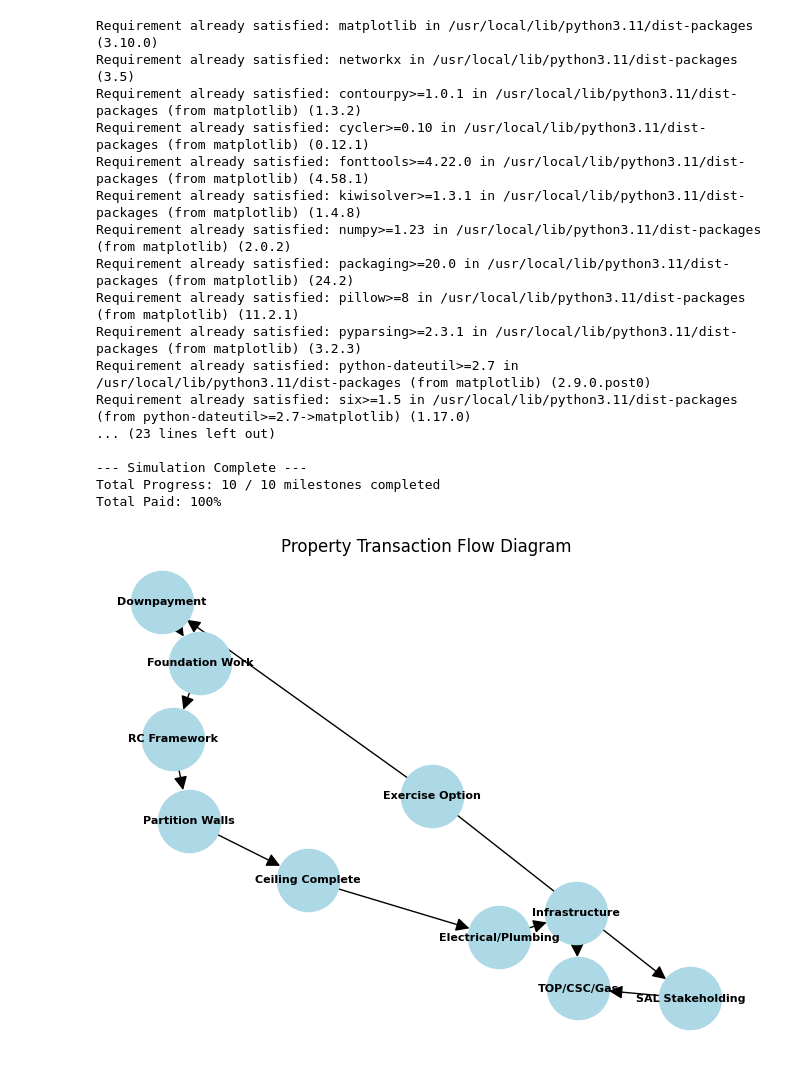
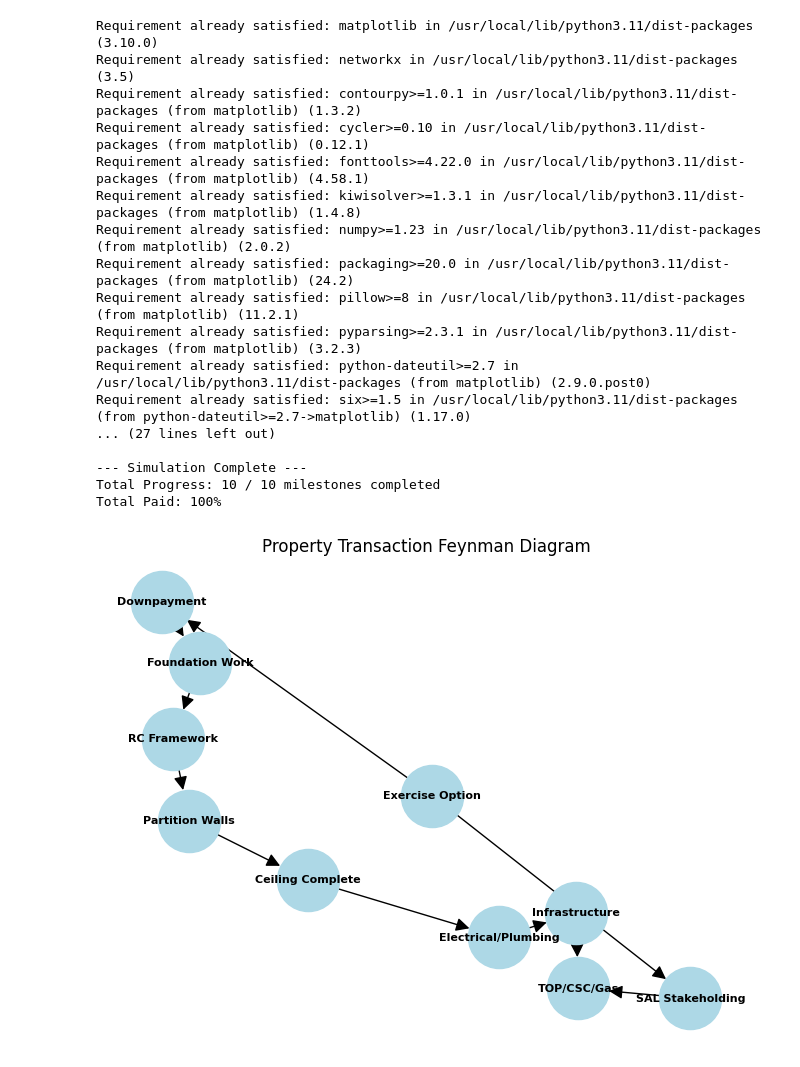
Before and after one commit to Alan-Cheong/IEEE_QW_2020, a Jupyter notebook: Feynman_Diagram_Property_Purchase_Payment_Schedule.ipynb, the cells around one changed output. Drawn from its saved outputs; the diff is of its cells as text; code cells hidden in the pictures.

```diff
--- a/Feynman_Diagram_Property_Purchase_Payment_Schedule.ipynb
+++ b/Feynman_Diagram_Property_Purchase_Payment_Schedule.ipynb
@@ -69,33 +69,33 @@ print(f"Total Paid: {total_paid}%")
 G = nx.DiGraph()
 
 # Add nodes and edges
 for i, step in enumerate(steps):
     G.add_node(i, label=step["name"])
     for dep in step.get("depends_on", []):
         G.add_edge(dep, i)
 
 # Draw graph
 pos = nx.spring_layout(G, seed=42)
 labels = {i: step["name"] for i, step in enumerate(steps)}
 nx.draw(G, pos, with_labels=True, labels=labels, node_size=2000, node_color="lightblue", font_size=8, font_weight='bold', arrowsize=20)
-plt.title("Property Transaction Flow Diagram")
+plt.title("Property Transaction Feynman Diagram")
 plt.show()
 # %% [output]
 Requirement already satisfied: matplotlib in /usr/local/lib/python3.11/dist-packages (3.10.0)
 Requirement already satisfied: networkx in /usr/local/lib/python3.11/dist-packages (3.5)
 Requirement already satisfied: contourpy>=1.0.1 in /usr/local/lib/python3.11/dist-packages (from matplotlib) (1.3.2)
 Requirement already satisfied: cycler>=0.10 in /usr/local/lib/python3.11/dist-packages (from matplotlib) (0.12.1)
 Requirement already satisfied: fonttools>=4.22.0 in /usr/local/lib/python3.11/dist-packages (from matplotlib) (4.58.1)
 Requirement already satisfied: kiwisolver>=1.3.1 in /usr/local/lib/python3.11/dist-packages (from matplotlib) (1.4.8)
 Requirement already satisfied: numpy>=1.23 in /usr/local/lib/python3.11/dist-packages (from matplotlib) (2.0.2)
 Requirement already satisfied: packaging>=20.0 in /usr/local/lib/python3.11/dist-packages (from matplotlib) (24.2)
 Requirement already satisfied: pillow>=8 in /usr/local/lib/python3.11/dist-packages (from matplotlib) (11.2.1)
 Requirement already satisfied: pyparsing>=2.3.1 in /usr/local/lib/python3.11/dist-packages (from matplotlib) (3.2.3)
 Requirement already satisfied: python-dateutil>=2.7 in /usr/local/lib/python3.11/dist-packages (from matplotlib) (2.9.0.post0)
 Requirement already satisfied: six>=1.5 in /usr/local/lib/python3.11/dist-packages (from python-dateutil>=2.7->matplotlib) (1.17.0)
-... (23 lines left out)
+... (27 lines left out)
 
 --- Simulation Complete ---
 Total Progress: 10 / 10 milestones completed
 Total Paid: 100%
-[figure, old version]
+[figure, new version]
```
